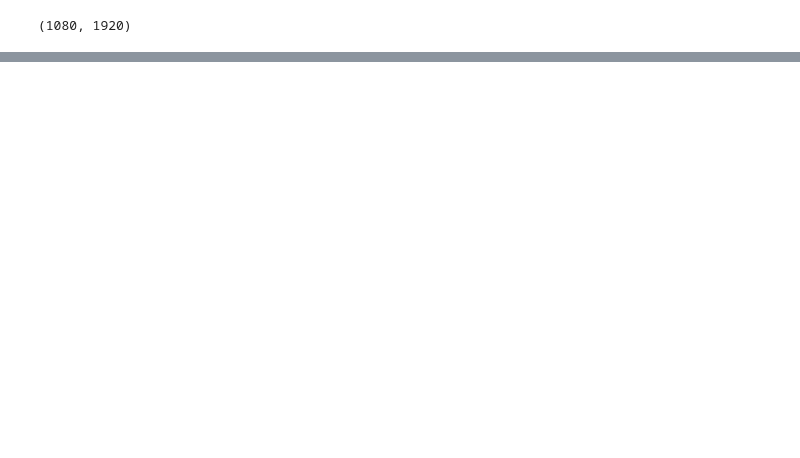
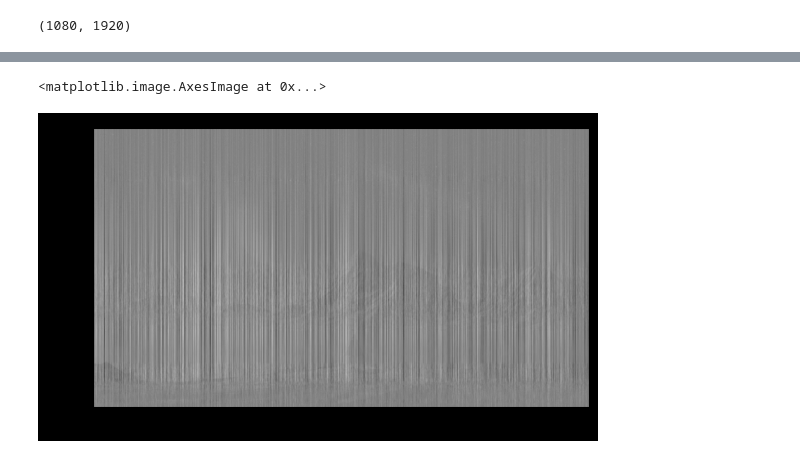
Before and after one commit to bretzNiklas/ue2DataMining, a Jupyter notebook: notebooks/Blatt_3/afg_2.ipynb, the cells around one changed output, grey strips where cells are left out. Cells and saved outputs as stored; diff of their text form; code cells hidden in the pictures; blank space fills up the shorter version.

```diff
--- a/notebooks/Blatt_3/afg_2.ipynb
+++ b/notebooks/Blatt_3/afg_2.ipynb
@@ -124,0 +148,37 @@ plt.imshow(result)
+# %%
+abs_eig_5 = np.zeros(1920)
+abs_eig_10 = np.zeros(1920)
+abs_eig_25 = np.zeros(1920)
+abs_eig_50 = np.zeros(1920)
+abs_eig_100 = np.zeros(1920)
+
+abs_eig_5[0:5] = abs_eig_sort[0:5]
+abs_eig_10[0:10] = abs_eig_sort[0:10]
+abs_eig_5[0:25] = abs_eig_sort[0:25]
+abs_eig_5[0:50] = abs_eig_sort[0:50]
+abs_eig_5[0:100] = abs_eig_sort[0:100]
+
+
+abs_lambda_sqrt_sort_5 = np.sqrt(abs_eig_5)
+abs_lambda_sqrt_sort_10 = np.sqrt(abs_eig_10)
+abs_lambda_sqrt_sort_25 = np.sqrt(abs_eig_25)
+abs_lambda_sqrt_sort_50 = np.sqrt(abs_eig_50)
+abs_lambda_sqrt_sort_100 = np.sqrt(abs_eig_100)
+
+abs_diag_5 = np.diag(abs_lambda_sqrt_sort_5)
+abs_diag_10 = np.diag(abs_lambda_sqrt_sort_10)
+abs_diag_25 = np.diag(abs_lambda_sqrt_sort_25)
+abs_diag_50 = np.diag(abs_lambda_sqrt_sort_50)
+abs_diag_100 = np.diag(abs_lambda_sqrt_sort_100)
+
+
+result_5 = np.dot(U, np.dot( abs_diag_5 , V ))
+result_10 = np.dot(U, np.dot( abs_diag_5 , V ))
+result_25 = np.dot(U, np.dot( abs_diag_5 , V ))
+result_50 = np.dot(U, np.dot( abs_diag_5 , V ))
+result_100 = np.dot(U, np.dot( abs_diag_5 , V ))
+
+plt.imshow(result_5, cmap='gray')
+# %% [output]
+<matplotlib.image.AxesImage at 0x...>
+[figure, added]
```
Also changed, not shown: parts of 22 cells of this notebook.
